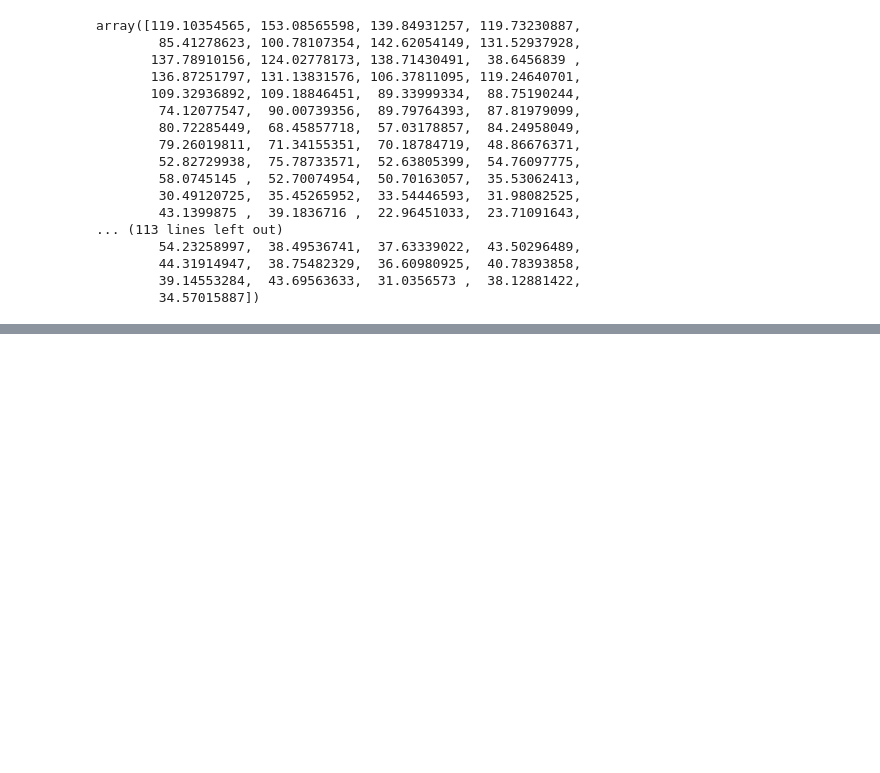
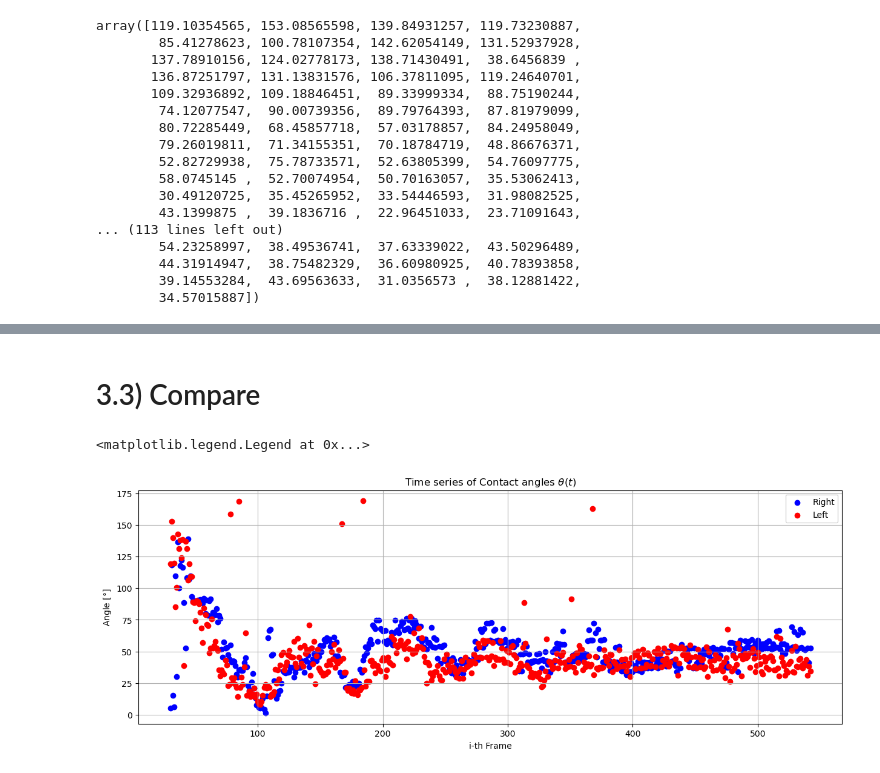
Before and after one commit to joeyanderson1/Summer_Droplet_Impact, a Jupyter notebook: COA Video (Model 2).ipynb, the cells around one changed output, grey strips where cells are left out. Saved outputs shown, nothing was run; the diff lists cells and outputs as text; code cells hidden in the pictures; blank space fills up the shorter version.

```diff
--- a/COA Video (Model 2).ipynb
+++ b/COA Video (Model 2).ipynb
@@ -294,0 +485,15 @@ plt.grid(True)
+# %% [markdown]
+# 3.3) Compare
+# %%
+plt.figure(figsize=(15,5))
+plt.scatter(i_right, theta_right, label = 'Right', color = 'blue')
+plt.scatter(i_left, theta_left, label = 'Left', color = 'red')
+
+plt.xlabel("i-th Frame")
+plt.ylabel("Angle [$\degree$]")
+plt.title("Time series of Contact angles $\\theta (t)$")
+plt.grid(True)
+plt.legend()
+# %% [output]
+<matplotlib.legend.Legend at 0x...>
+[figure, added]
```
Also changed, not shown: parts of 9 cells of this notebook.
